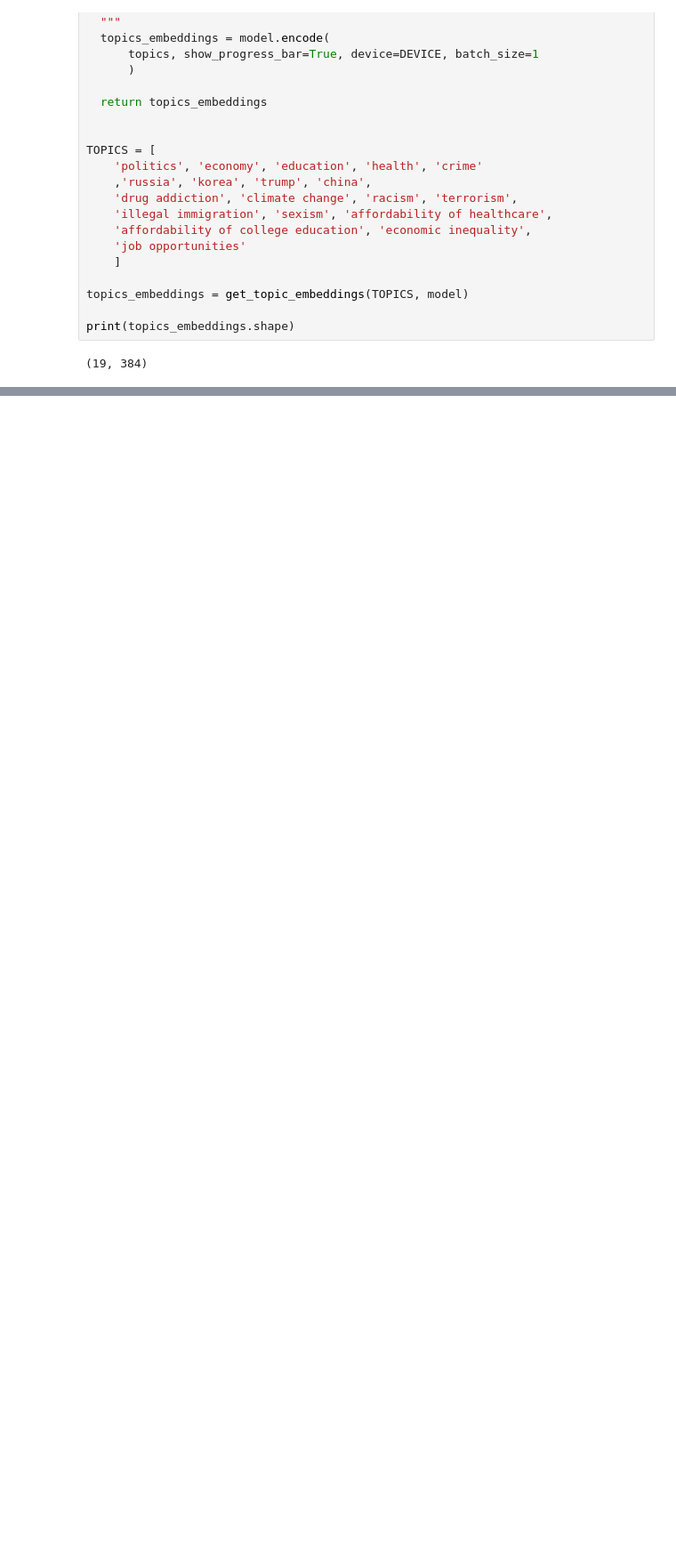
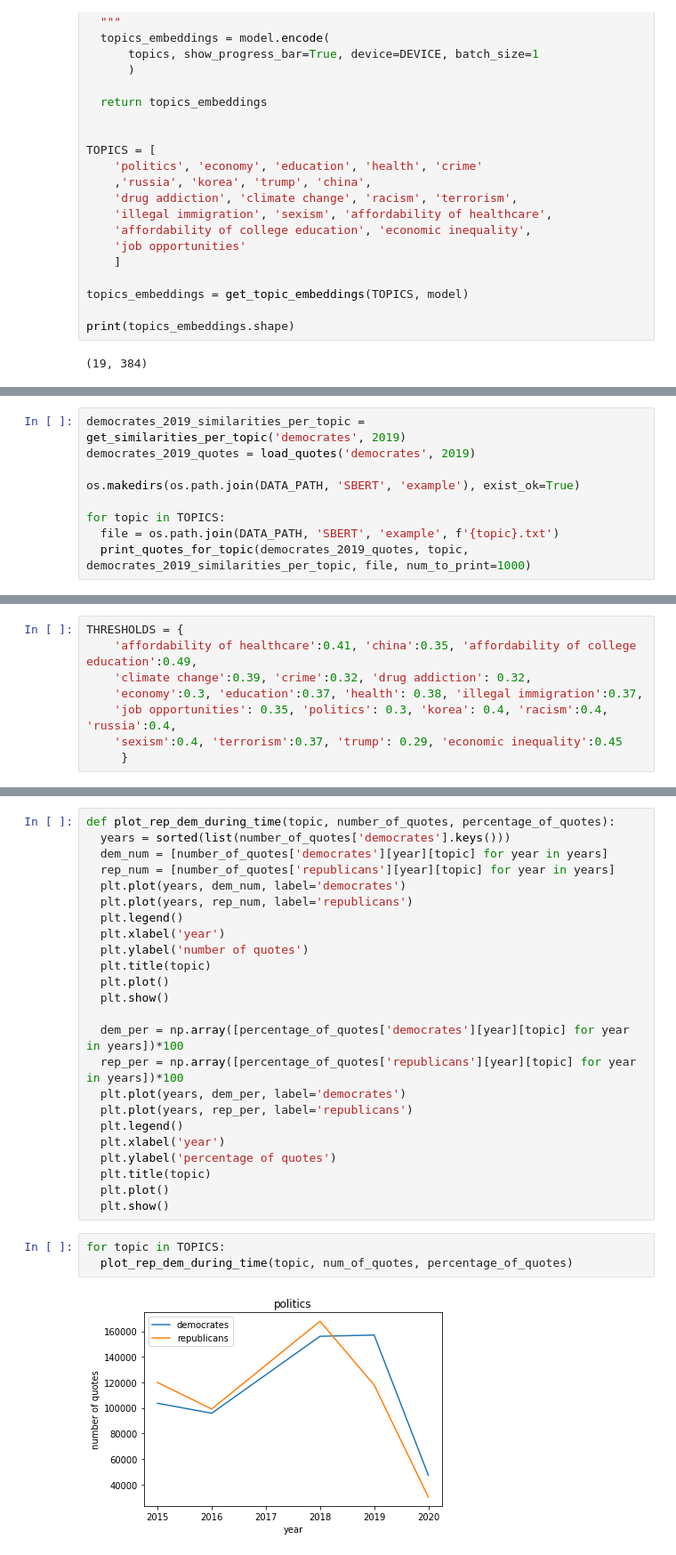
Before and after one commit to gojkoc54/ada-2021-project-limunada, a Jupyter notebook: src/BERT_embeddings.ipynb, the cells around one changed output, grey strips where cells are left out. Shown at 89% size. Saved outputs shown, nothing was run; the diff lists cells and outputs as text; blank space fills up the shorter version.

```diff
--- a/src/BERT_embeddings.ipynb
+++ b/src/BERT_embeddings.ipynb
@@ -413,0 +408,9 @@ democrates_quotes_per_topic = {}
+# %%
+democrates_2019_similarities_per_topic = get_similarities_per_topic('democrates', 2019)
+democrates_2019_quotes = load_quotes('democrates', 2019)
+
+os.makedirs(os.path.join(DATA_PATH, 'SBERT', 'example'), exist_ok=True)
+
+for topic in TOPICS:
+  file = os.path.join(DATA_PATH, 'SBERT', 'example', f'{topic}.txt')
+  print_quotes_for_topic(democrates_2019_quotes, topic, democrates_2019_similarities_per_topic, file, num_to_print=1000)
@@ -413,0 +437,8 @@ democrates_quotes_per_topic = {}
+# %%
+THRESHOLDS = {
+    'affordability of healthcare':0.41, 'china':0.35, 'affordability of college education':0.49,
+    'climate change':0.39, 'crime':0.32, 'drug addiction': 0.32,
+    'economy':0.3, 'education':0.37, 'health': 0.38, 'illegal immigration':0.37,
+    'job opportunities': 0.35, 'politics': 0.3, 'korea': 0.4, 'racism':0.4, 'russia':0.4,
+    'sexism':0.4, 'terrorism':0.37, 'trump': 0.29, 'economic inequality':0.45
+     }
@@ -413,0 +488,29 @@ democrates_quotes_per_topic = {}
+# %%
+def plot_rep_dem_during_time(topic, number_of_quotes, percentage_of_quotes):
+  years = sorted(list(number_of_quotes['democrates'].keys()))
+  dem_num = [number_of_quotes['democrates'][year][topic] for year in years]
+  rep_num = [number_of_quotes['republicans'][year][topic] for year in years]
+  plt.plot(years, dem_num, label='democrates')
+  plt.plot(years, rep_num, label='republicans')
+  plt.legend()
+  plt.xlabel('year')
+  plt.ylabel('number of quotes')
+  plt.title(topic)
+  plt.plot()
+  plt.show()
+
+  dem_per = np.array([percentage_of_quotes['democrates'][year][topic] for year in years])*100
+  rep_per = np.array([percentage_of_quotes['republicans'][year][topic] for year in years])*100
+  plt.plot(years, dem_per, label='democrates')
+  plt.plot(years, rep_per, label='republicans')
+  plt.legend()
+  plt.xlabel('year')
+  plt.ylabel('percentage of quotes')
+  plt.title(topic)
+  plt.plot()
+  plt.show()
+# %%
+for topic in TOPICS:
+  plot_rep_dem_during_time(topic, num_of_quotes, percentage_of_quotes)
+# %% [output]
+[figure, added]
```
Also changed, not shown: parts of 18 cells of this notebook.
